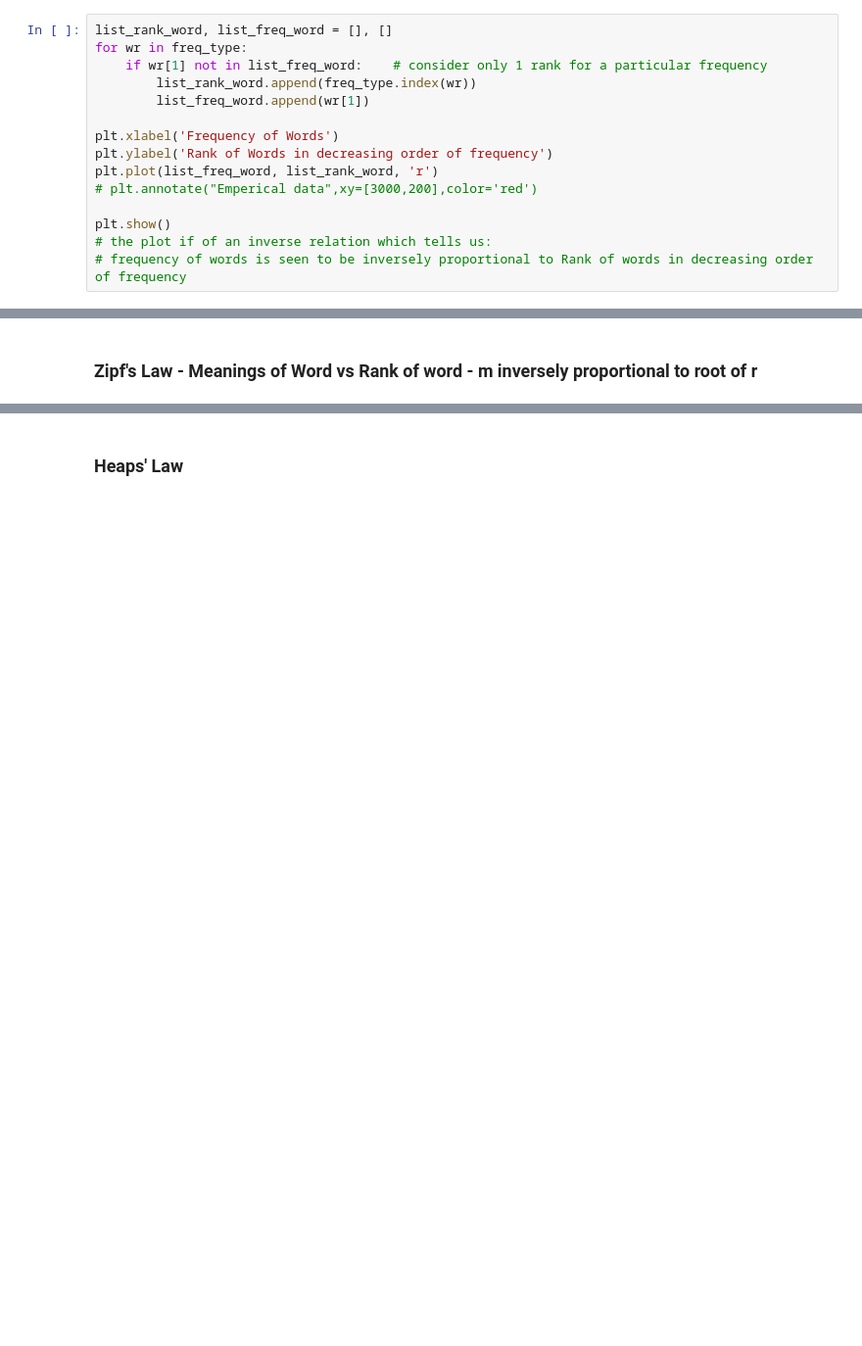
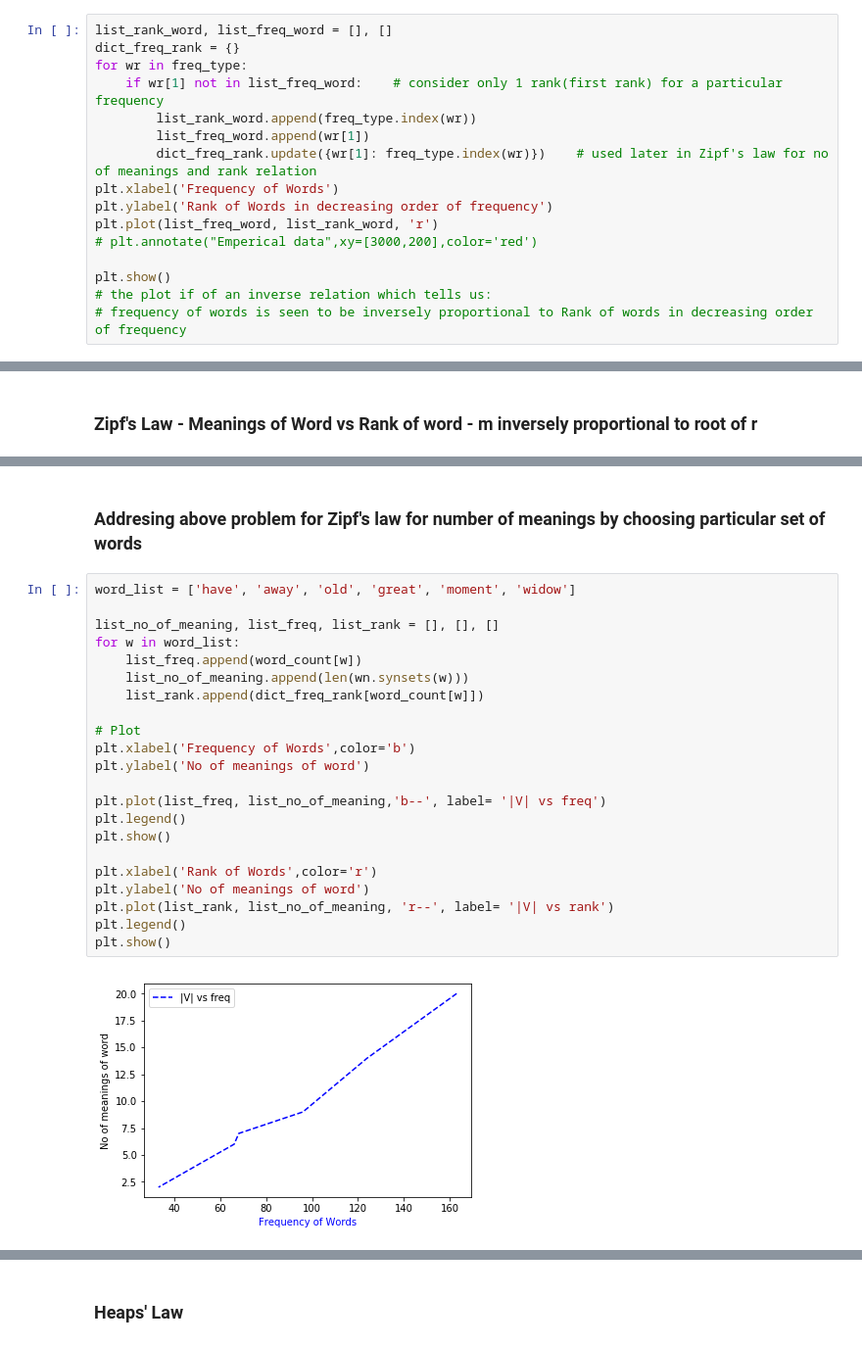
Before and after one commit to sohampachpande/NLP-2018-coursework, a Jupyter notebook: 1_BasicTextProcessing_Zipf_HeapLaws/assignment_1.ipynb, the cells around one changed output, grey strips where cells are left out. Shown: that part at 98% size. Drawn from its saved outputs; the diff is of its cells as text; blank space fills up the shorter version.

```diff
--- a/1_BasicTextProcessing_Zipf_HeapLaws/assignment_1.ipynb
+++ b/1_BasicTextProcessing_Zipf_HeapLaws/assignment_1.ipynb
@@ -43,11 +43,12 @@ TTR= 0.11699
 ### Zipf's Law - Word Position in descending order of frequency vs frequency - f.r = k
 # %%
 list_rank_word, list_freq_word = [], []
+dict_freq_rank = {}
 for wr in freq_type:
-    if wr[1] not in list_freq_word:    # consider only 1 rank for a particular frequency
+    if wr[1] not in list_freq_word:    # consider only 1 rank(first rank) for a particular frequency
         list_rank_word.append(freq_type.index(wr))
         list_freq_word.append(wr[1])
-
+        dict_freq_rank.update({wr[1]: freq_type.index(wr)})    # used later in Zipf's law for no of meanings and rank relation
 plt.xlabel('Frequency of Words')
 plt.ylabel('Rank of Words in decreasing order of frequency')
 plt.plot(list_freq_word, list_rank_word, 'r')
@@ -127,2 +130,28 @@ plt.show()
 # %% [output]
 [figure]
+# %% [markdown]
+### Addresing above problem for Zipf's law for number of meanings by choosing particular set of words
+# %%
+word_list = ['have', 'away', 'old', 'great', 'moment', 'widow']
+
+list_no_of_meaning, list_freq, list_rank = [], [], []
+for w in word_list:
+    list_freq.append(word_count[w])
+    list_no_of_meaning.append(len(wn.synsets(w)))
+    list_rank.append(dict_freq_rank[word_count[w]])
+
+# Plot
+plt.xlabel('Frequency of Words',color='b')
+plt.ylabel('No of meanings of word')
+
+plt.plot(list_freq, list_no_of_meaning,'b--', label= '|V| vs freq')
+plt.legend()
+plt.show()
+
+plt.xlabel('Rank of Words',color='r')
+plt.ylabel('No of meanings of word')
+plt.plot(list_rank, list_no_of_meaning, 'r--', label= '|V| vs rank')
+plt.legend()
+plt.show()
+# %% [output]
+[figure, added]
```
Also changed, not shown: parts of 4 cells of this notebook.
